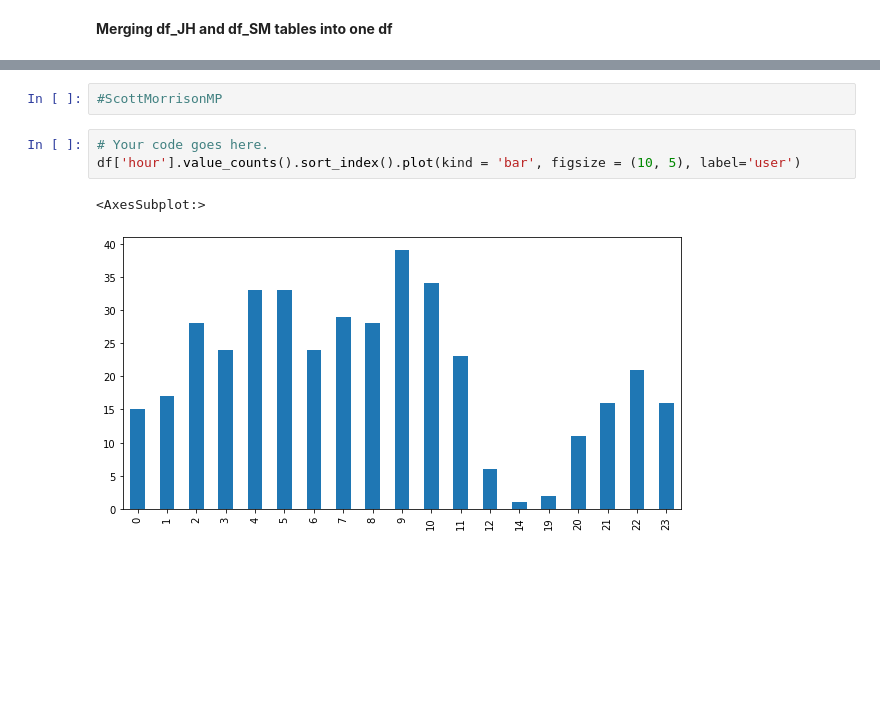
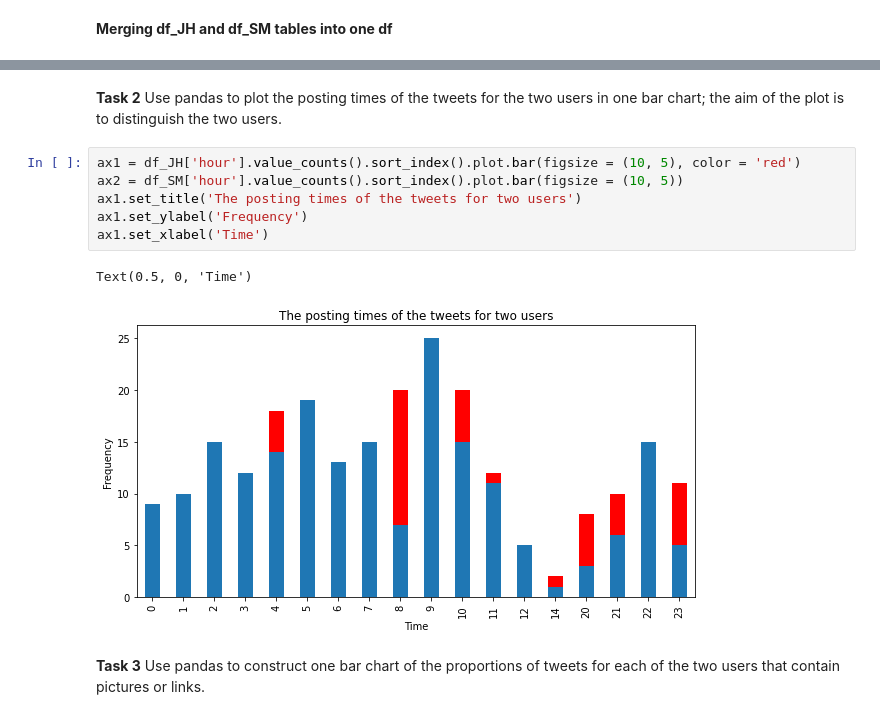
Before and after one commit to mona-piya/Twitter_Analysis, a Jupyter notebook: AssessedTask2.ipynb, the cells around one changed output, grey strips where cells are left out. Cells and saved outputs as stored; diff of their text form; blank space fills up the shorter version.

```diff
--- a/AssessedTask2.ipynb
+++ b/AssessedTask2.ipynb
@@ -174,8 +151,13 @@ df
-# %%
-#ScottMorrisonMP
-# %%
-# Your code goes here.
-df['hour'].value_counts().sort_index().plot(kind = 'bar', figsize = (10, 5), label='user')
-# %% [output]
-<AxesSubplot:>
-[figure, removed]
+# %% [markdown]
+**Task 2** Use pandas to plot the posting times of the tweets for the two users in one bar chart; the aim of the plot is to distinguish the two users.
+# %%
+ax1 = df_JH['hour'].value_counts().sort_index().plot.bar(figsize = (10, 5), color = 'red')
+ax2 = df_SM['hour'].value_counts().sort_index().plot.bar(figsize = (10, 5))
+ax1.set_title('The posting times of the tweets for two users')
+ax1.set_ylabel('Frequency')
+ax1.set_xlabel('Time')
+# %% [output]
+Text(0.5, 0, 'Time')
+[figure, added]
+# %% [markdown]
+**Task 3** Use pandas to construct one bar chart of the proportions of tweets for each of the two users that contain pictures or links.
```
Also changed, not shown: parts of 37 cells of this notebook.
